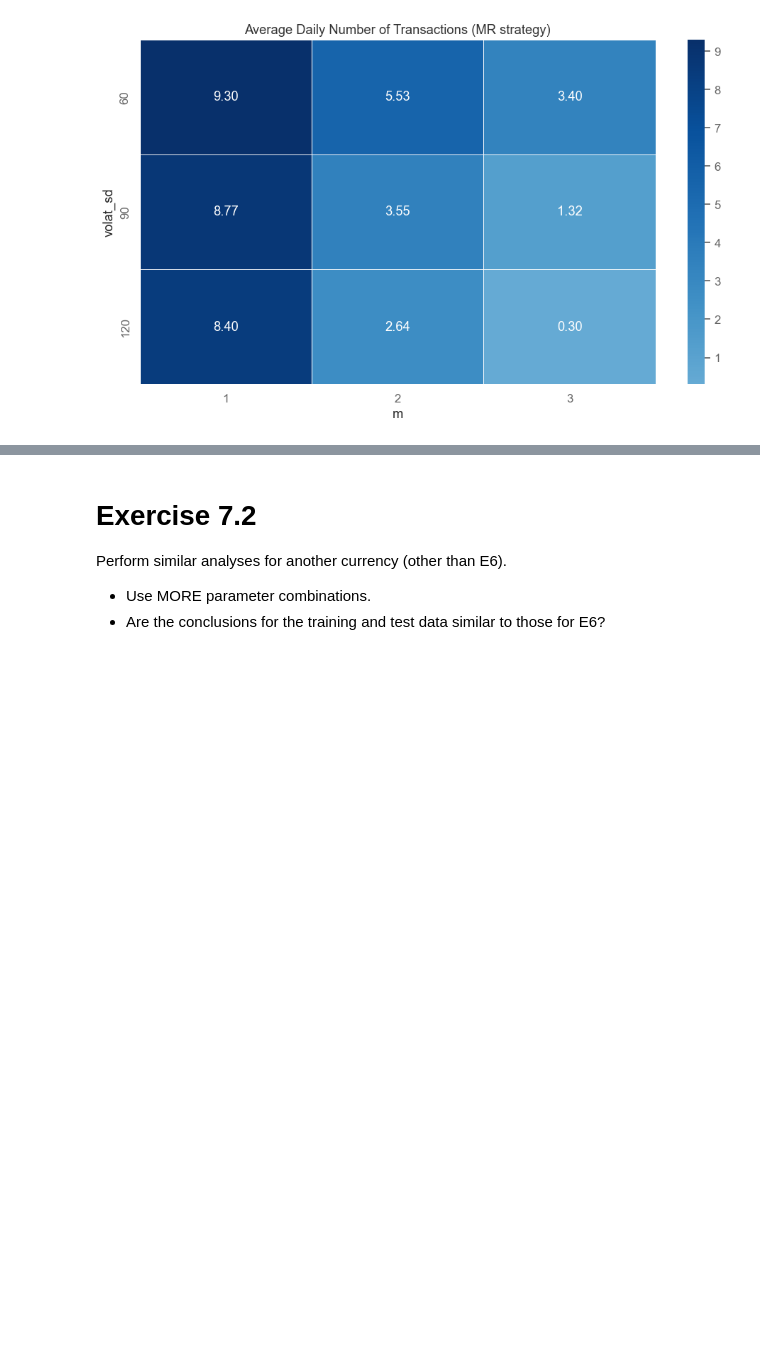
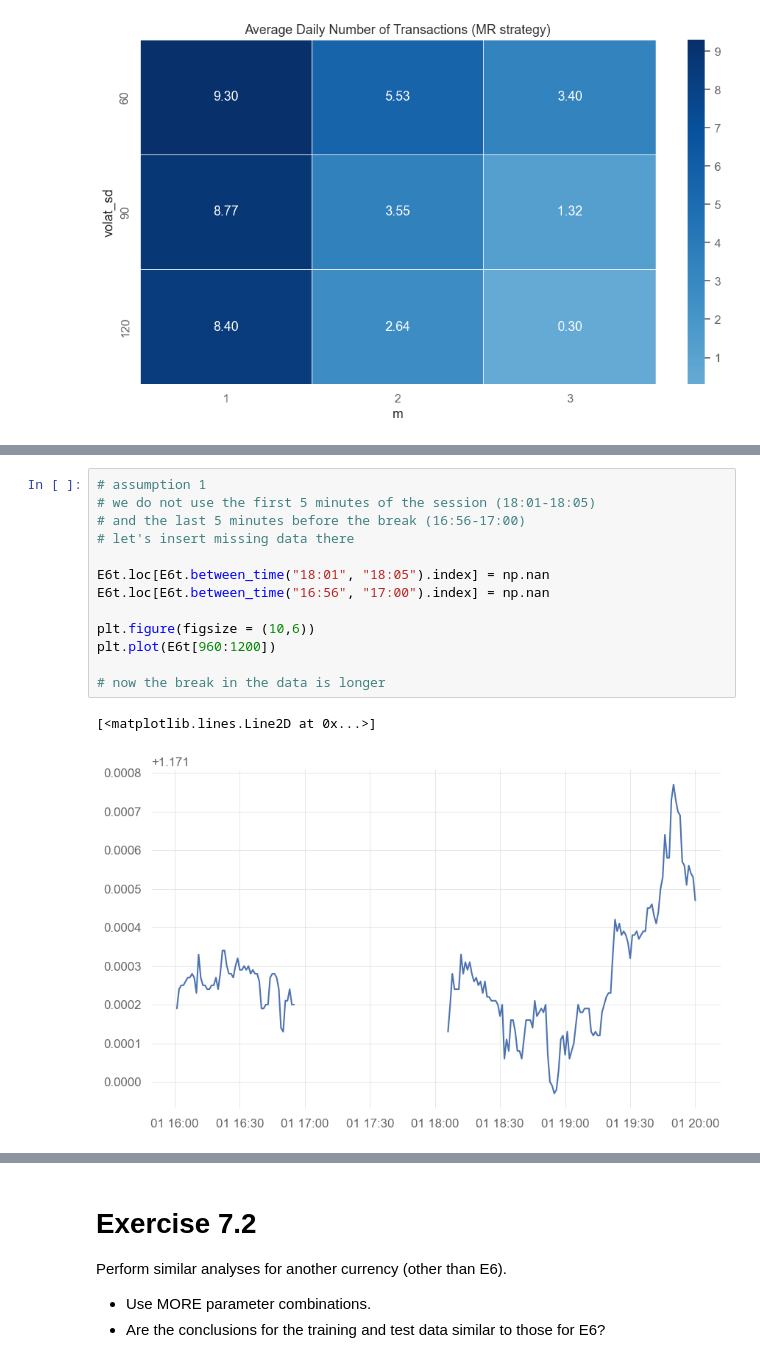
Before and after one commit to Shahahaha11/HFT-WNE, a Jupyter notebook: 07/HFD_07.ipynb, the cells around one changed output, grey strips where cells are left out. Cells and saved outputs as stored; diff of their text form; blank space fills up the shorter version.

```diff
--- a/07/HFD_07.ipynb
+++ b/07/HFD_07.ipynb
@@ -594,0 +606,16 @@ Check the profitability of the same strategy on the test data for E6.
+# %%
+# assumption 1
+# we do not use the first 5 minutes of the session (18:01-18:05)
+# and the last 5 minutes before the break (16:56-17:00)
+# let's insert missing data there
+
+E6t.loc[E6t.between_time("18:01", "18:05").index] = np.nan
+E6t.loc[E6t.between_time("16:56", "17:00").index] = np.nan
+
+plt.figure(figsize = (10,6))
+plt.plot(E6t[960:1200])
+
+# now the break in the data is longer
+# %% [output]
+[<matplotlib.lines.Line2D at 0x...>]
+[figure, added]
```
Also changed, not shown: parts of 58 cells of this notebook, 23 other files.
